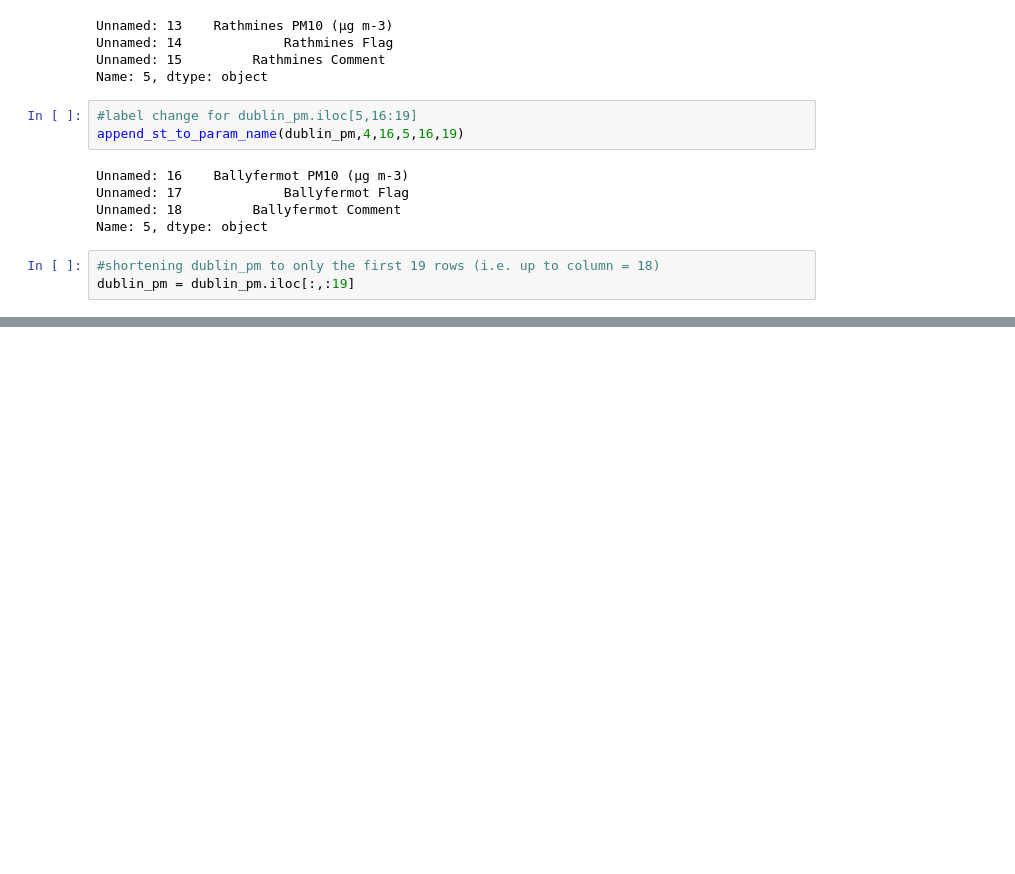
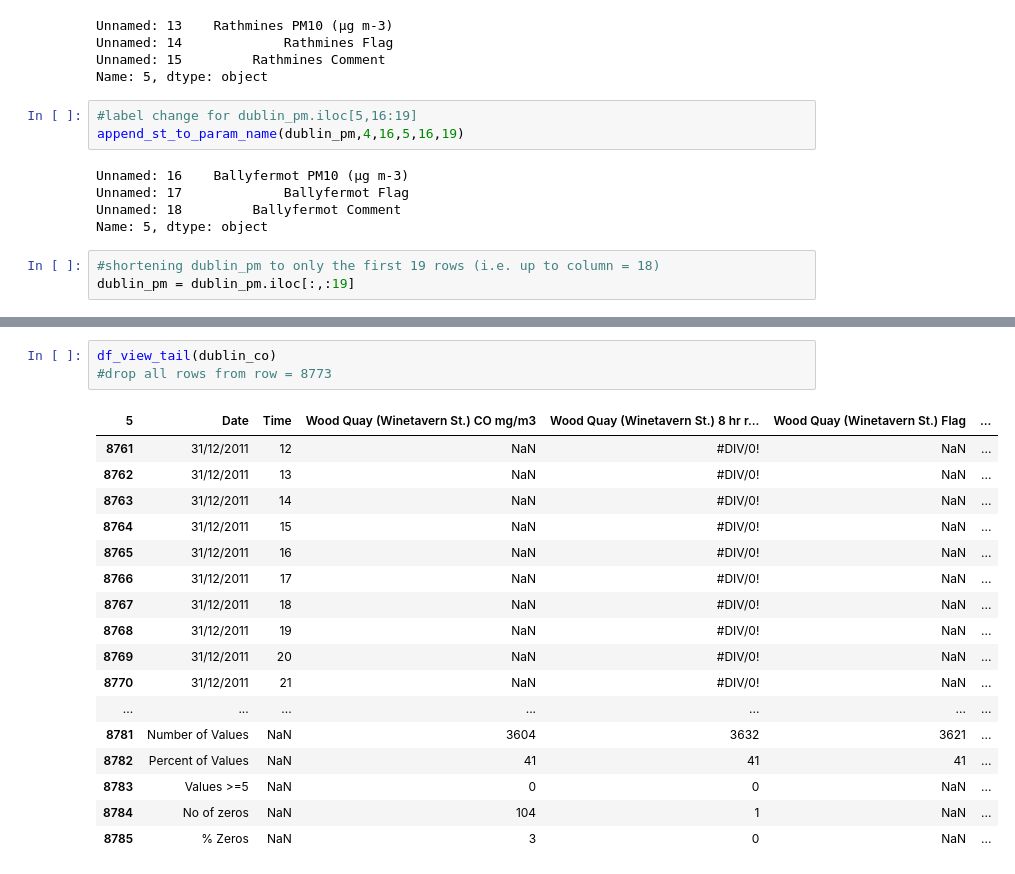
Before and after one commit to Saminyead/Dublin_AQ_2011_Analysis, a Jupyter notebook: Dublin_Air_Pollution_Project.ipynb, the cells around one changed output, grey strips where cells are left out. Cells and saved outputs as stored; diff of their text form; blank space fills up the shorter version.

```diff
--- a/Dublin_Air_Pollution_Project.ipynb
+++ b/Dublin_Air_Pollution_Project.ipynb
@@ -270,0 +290,21 @@ dublin_pm.head(10)
+# %%
+df_view_tail(dublin_co)
+#drop all rows from row = 8773
+# %% [output]
+| 5 | Date | Time | Wood Quay (Winetavern St.) CO mg/m3 | Wood Quay (Winetavern St.) 8 hr r... | Wood Quay (Winetavern St.) Flag | ... |
+| 8761 | 31/12/2011 | 12 | NaN | #DIV/0! | NaN | ... |
+| 8762 | 31/12/2011 | 13 | NaN | #DIV/0! | NaN | ... |
+| 8763 | 31/12/2011 | 14 | NaN | #DIV/0! | NaN | ... |
+| 8764 | 31/12/2011 | 15 | NaN | #DIV/0! | NaN | ... |
+| 8765 | 31/12/2011 | 16 | NaN | #DIV/0! | NaN | ... |
+| 8766 | 31/12/2011 | 17 | NaN | #DIV/0! | NaN | ... |
+| 8767 | 31/12/2011 | 18 | NaN | #DIV/0! | NaN | ... |
+| 8768 | 31/12/2011 | 19 | NaN | #DIV/0! | NaN | ... |
+| 8769 | 31/12/2011 | 20 | NaN | #DIV/0! | NaN | ... |
+| 8770 | 31/12/2011 | 21 | NaN | #DIV/0! | NaN | ... |
+| ... | ... | ... | ... | ... | ... | ... |
+| 8781 | Number of Values | NaN | 3604 | 3632 | 3621 | ... |
+| 8782 | Percent of Values | NaN | 41 | 41 | 41 | ... |
+| 8783 | Values >=5 | NaN | 0 | 0 | NaN | ... |
+| 8784 | No of zeros | NaN | 104 | 1 | NaN | ... |
+| 8785 | % Zeros | NaN | 3 | 0 | NaN | ... |
```
Also changed, not shown: parts of 20 cells of this notebook, 1 other file.
